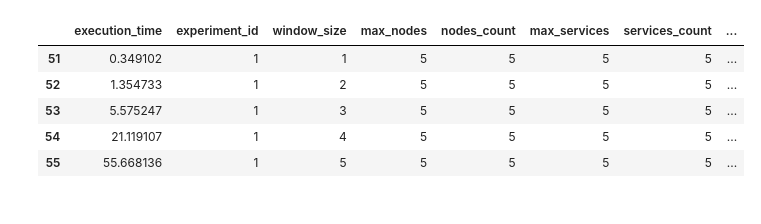
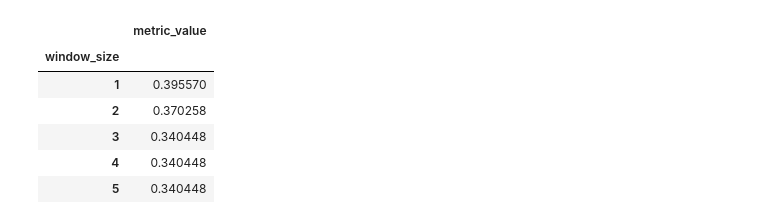
Before and after one commit to SESARLab/data-quality-simulator, a Jupyter notebook: notebooks/aggregate.ipynb, the cells around one changed output. Saved outputs shown, nothing was run; the diff lists cells and outputs as text; code cells hidden in the pictures.

```diff
--- a/notebooks/aggregate.ipynb
+++ b/notebooks/aggregate.ipynb
@@ -25,37 +44,40 @@ results.head()
 import operator
 import functools
 
 tested_datasets = results['dataset'].unique()
 NODES_COUNT = 5
 SERVICES_COUNT = 5
 METRIC_NAME = 'qualitative'
 LOWER_BOUND = 0.2
 UPPER_BOUND = 1.0
 
 results_filters = [
     lambda df: df['services_count'] == SERVICES_COUNT,
     lambda df: df['nodes_count'] == NODES_COUNT,
     lambda df: df['metric_name'] == METRIC_NAME,
     lambda df: df['lower_bound'] == LOWER_BOUND,
     lambda df: df['upper_bound'] == UPPER_BOUND,
     lambda df: df['description'] == 'column and row filtering with column_frac=0.2'
 ]
 
 def apply_filters_to_dataset(df, filters):
     compound_condition = functools.reduce(operator.and_, map(lambda filter: filter(df), filters))
     return df[compound_condition]
 
 results_per_dataset = {}
 for dataset in tested_datasets:
     dataset_results = apply_filters_to_dataset(results, results_filters + [lambda df: df['dataset'] == dataset]) \
-        .sort_values(by=['experiment_id', 'window_size', 'description'])
+        .groupby(['window_size'])[['metric_value']].mean() \
+        .sort_values(by=['window_size', 'metric_value'])
+        #.sort_values(by=['experiment_id', 'window_size', 'description'])
 
     display(dataset_results)
     results_per_dataset[dataset] = dataset_results
 # %% [output]
-|  | execution_time | experiment_id | window_size | max_nodes | nodes_count | max_services | services_count | ... |
-| 51 | 0.349102 | 1 | 1 | 5 | 5 | 5 | 5 | ... |
-| 52 | 1.354733 | 1 | 2 | 5 | 5 | 5 | 5 | ... |
-| 53 | 5.575247 | 1 | 3 | 5 | 5 | 5 | 5 | ... |
-| 54 | 21.119107 | 1 | 4 | 5 | 5 | 5 | 5 | ... |
-| 55 | 55.668136 | 1 | 5 | 5 | 5 | 5 | 5 | ... |
+|  | metric_value |
+| window_size |  |
+| 1 | 0.395570 |
+| 2 | 0.370258 |
+| 3 | 0.340448 |
+| 4 | 0.340448 |
+| 5 | 0.340448 |
```
Also changed, not shown: parts of 4 cells of this notebook, 4 other files.
